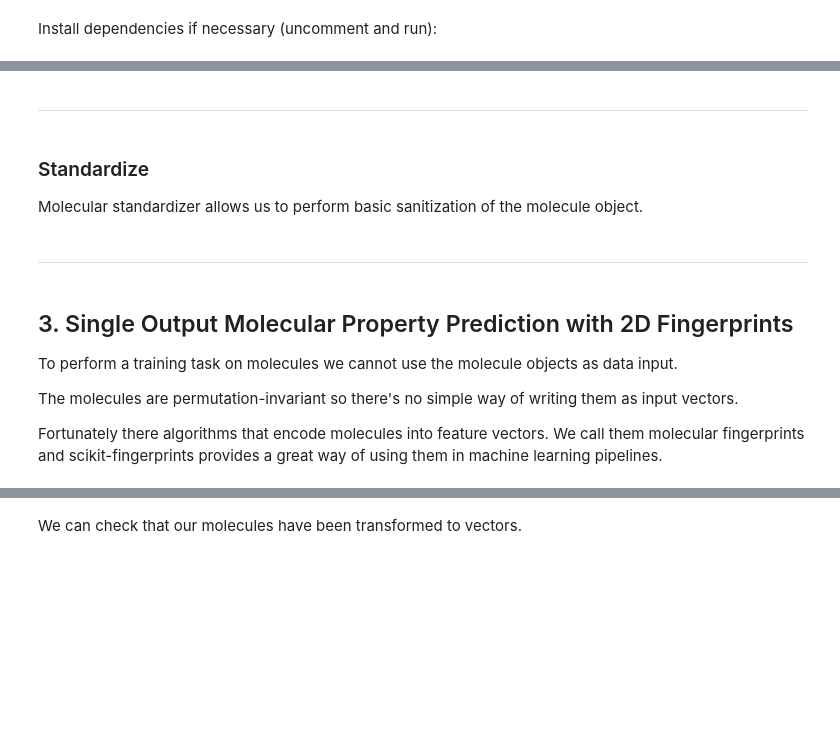
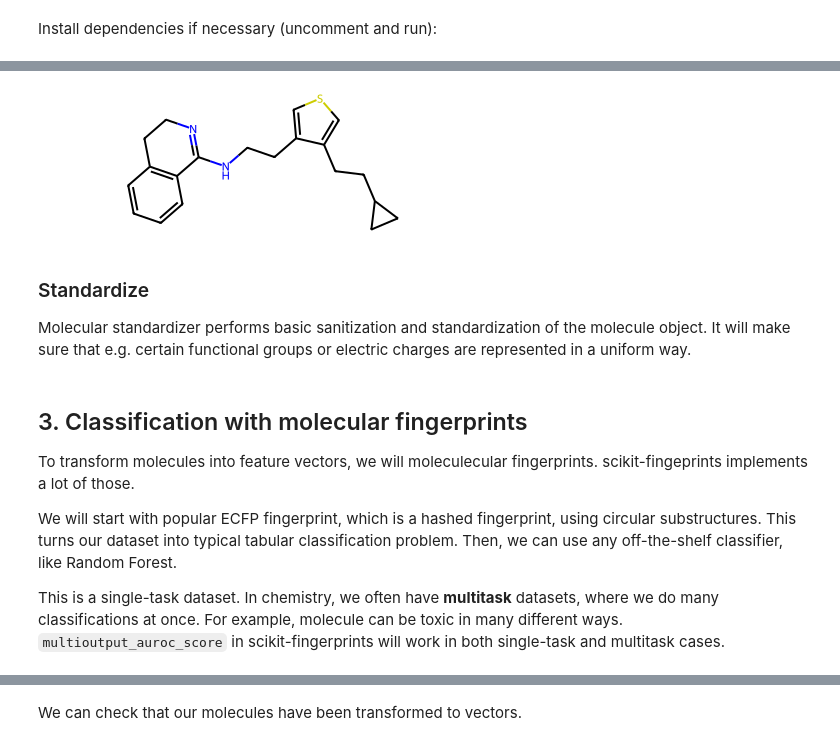
Before and after one commit to j-adamczyk/molecular_ml_workshops, a Jupyter notebook: 02_molecular_property_prediction.ipynb, the cells around one changed output, grey strips where cells are left out. Saved outputs shown, nothing was run; the diff lists cells and outputs as text; code cells hidden in the pictures; blank space fills up the shorter version.

```diff
--- a/02_molecular_property_prediction.ipynb
+++ b/02_molecular_property_prediction.ipynb
@@ -56,10 +53,11 @@ It's important to note that there are different variants of scaffold split and s
 # %%
+import numpy as np
 from skfp.model_selection import scaffold_train_test_split
-import numpy as np
+
 
 # get split indices
 bace_splits = scaffold_train_test_split(
-    bace_dataset[0], train_size=0.8, test_size=0.2, return_indices=True
+    bace_dataset[0], test_size=0.2, return_indices=True
 )
 
 train_idx, test_idx = bace_splits
@@ -98,10 +84,13 @@ X_train[0]
 # %%
-get_scaffold(X_train[0])
+from rdkit.Chem.Scaffolds.MurckoScaffold import GetScaffoldForMol
+
+
+GetScaffoldForMol(X_train[0])
+# %% [output]
+[figure, added]
-# %% [markdown]
----
 # %% [markdown]
 ### Standardize
 
-Molecular standardizer allows us to perform basic sanitization of the molecule object.
+Molecular standardizer performs basic sanitization and standardization of the molecule object. It will make sure that e.g. certain functional groups or electric charges are represented in a uniform way.
 # %%
 from skfp.preprocessing import MolStandardizer
@@ -110,13 +100,11 @@ standardizer = MolStandardizer()
 
 X_train_ = standardizer.transform(X_train)
 X_test_ = standardizer.transform(X_test)
-# %% [markdown]
----
 # %% [markdown]
-## 3. Single Output Molecular Property Prediction with 2D Fingerprints
+## 3. Classification with molecular fingerprints
 
-To perform a training task on molecules we cannot use the molecule objects as data input.
+To transform molecules into feature vectors, we will moleculecular fingerprints. scikit-fingeprints implements a lot of those.
 
-The molecules are permutation-invariant so there's no simple way of writing them as input vectors.
+We will start with popular ECFP fingerprint, which is a hashed fingerprint, using circular substructures. This turns our dataset into typical tabular classification problem. Then, we can use any off-the-shelf classifier, like Random Forest.
 
-Fortunately there algorithms that encode molecules into feature vectors. We call them molecular fingerprints and scikit-fingerprints provides a great way of using them in machine learning pipelines.
+This is a single-task dataset. In chemistry, we often have **multitask** datasets, where we do many classifications at once. For example, molecule can be toxic in many different ways. `multioutput_auroc_score` in scikit-fingerprints will work in both single-task and multitask cases.
```
Also changed, not shown: parts of 27 cells of this notebook, 1 other file.
